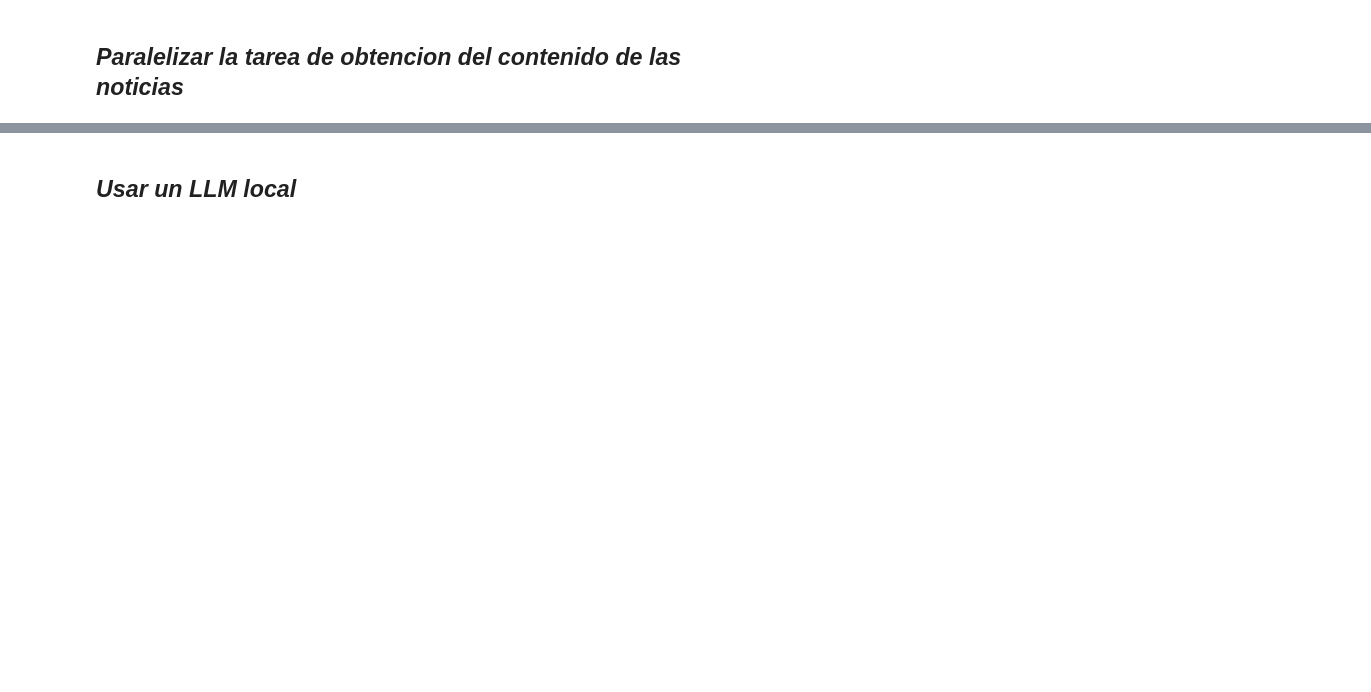
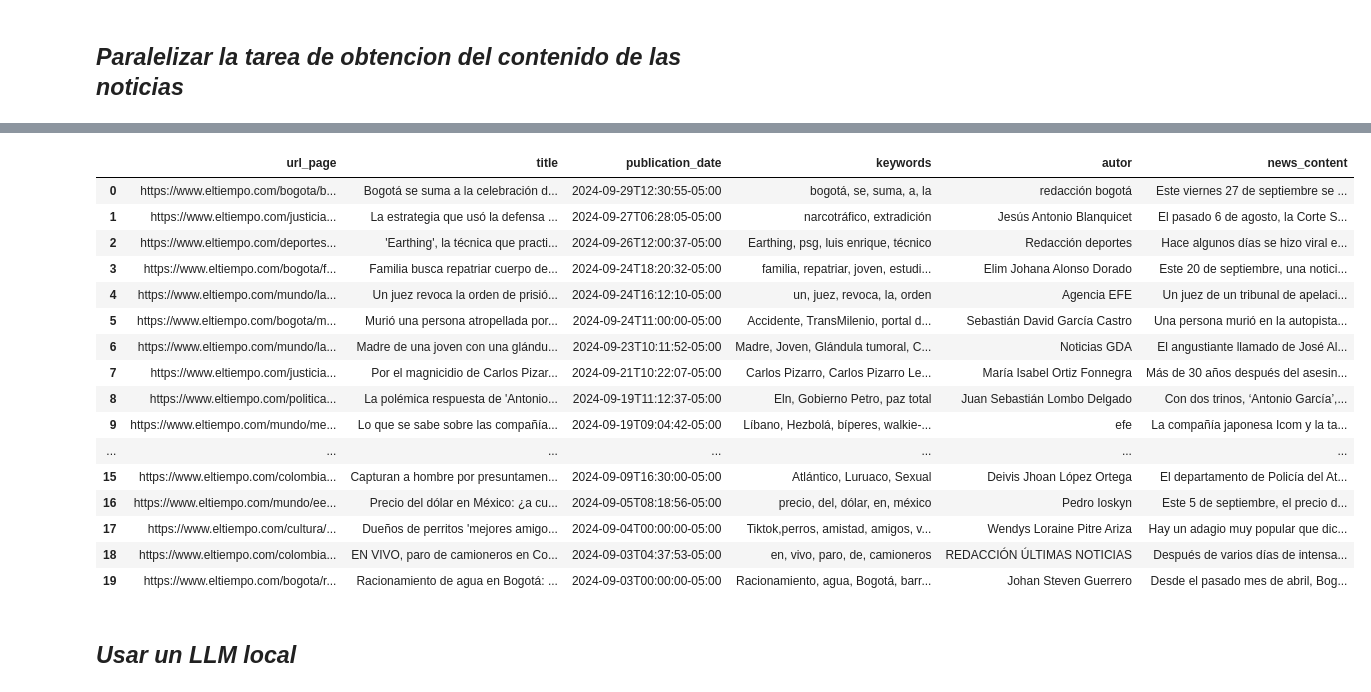
Before and after one commit to lacamposm/Metodos-Estadisticos, a Jupyter notebook: news_clustering.ipynb, the cells around one changed output, grey strips where cells are left out. Cells and saved outputs as stored; diff of their text form; code cells hidden in the pictures; blank space fills up the shorter version.

```diff
--- a/news_clustering.ipynb
+++ b/news_clustering.ipynb
@@ -156,8 +258,13 @@ def parallel_process_urls(urls: list[str]) -> list[Dict]:
 
     return results
 
-# Lista de URLs a procesar.
-urls_to_process = df_urls_news_el_tiempo["url_page"].tolist()
+# Lista de URLs a procesar. Descomente la siguiente linea de codigo
+# para obtener todas las urls.
+# Procesamos todas las URLs en paralelo
+# urls_to_process = df_urls_news_el_tiempo["url_page"].tolist()
+
+# urls de ejemplo, solo una muestra de 20 urls
+urls_to_process = df_urls_news_el_tiempo["url_page"].sample(20).tolist()
 # Procesamos todas las URLs en paralelo
 processed_results = parallel_process_urls(urls_to_process)
 # Resultados
@@ -166,11 +293,31 @@ pd.DataFrame(processed_results)
 # %%
 df_news_el_tiempo = df_urls_news_el_tiempo.merge(
     pd.DataFrame(processed_results),
     on=["url_page"]
 )
 
 display(df_news_el_tiempo)
-df_news_el_tiempo.to_parquet("data/df_noticias_el_tiempo.parquet")
-pd.read_parquet("data/df_noticias_el_tiempo.parquet")
+# Descomente las siguientes lineas de codigo se desea guarda los resultados
+# en un archivo parquet
+# df_news_el_tiempo.to_parquet("data/df_noticias_el_tiempo.parquet")
+# pd.read_parquet("data/df_noticias_el_tiempo.parquet")
+# %% [output]
+|  | url_page | title | publication_date | keywords | autor | news_content |
+| 0 | https://www.eltiempo.com/bogota/b... | Bogotá se suma a la celebración d... | 2024-09-29T12:30:55-05:00 | bogotá, se, suma, a, la | redacción bogotá | Este viernes 27 de septiembre se ... |
+| 1 | https://www.eltiempo.com/justicia... | La estrategia que usó la defensa ... | 2024-09-27T06:28:05-05:00 | narcotráfico, extradición | Jesús Antonio Blanquicet | El pasado 6 de agosto, la Corte S... |
+| 2 | https://www.eltiempo.com/deportes... | 'Earthing', la técnica que practi... | 2024-09-26T12:00:37-05:00 | Earthing, psg, luis enrique, técnico | Redacción deportes | Hace algunos días se hizo viral e... |
+| 3 | https://www.eltiempo.com/bogota/f... | Familia busca repatriar cuerpo de... | 2024-09-24T18:20:32-05:00 | familia, repatriar, joven, estudi... | Elim Johana Alonso Dorado | Este 20 de septiembre, una notici... |
+| 4 | https://www.eltiempo.com/mundo/la... | Un juez revoca la orden de prisió... | 2024-09-24T16:12:10-05:00 | un, juez, revoca, la, orden | Agencia EFE | Un juez de un tribunal de apelaci... |
+| 5 | https://www.eltiempo.com/bogota/m... | Murió una persona atropellada por... | 2024-09-24T11:00:00-05:00 | Accidente, TransMilenio, portal d... | Sebastián David García Castro | Una persona murió en la autopista... |
+| 6 | https://www.eltiempo.com/mundo/la... | Madre de una joven con una glándu... | 2024-09-23T10:11:52-05:00 | Madre, Joven, Glándula tumoral, C... | Noticias GDA | El angustiante llamado de José Al... |
+| 7 | https://www.eltiempo.com/justicia... | Por el magnicidio de Carlos Pizar... | 2024-09-21T10:22:07-05:00 | Carlos Pizarro, Carlos Pizarro Le... | María Isabel Ortiz Fonnegra | Más de 30 años después del asesin... |
+| 8 | https://www.eltiempo.com/politica... | La polémica respuesta de 'Antonio... | 2024-09-19T11:12:37-05:00 | Eln, Gobierno Petro, paz total | Juan Sebastián Lombo Delgado | Con dos trinos, ‘Antonio García’,... |
+| 9 | https://www.eltiempo.com/mundo/me... | Lo que se sabe sobre las compañía... | 2024-09-19T09:04:42-05:00 | Líbano, Hezbolá, bíperes, walkie-... | efe | La compañía japonesa Icom y la ta... |
+| ... | ... | ... | ... | ... | ... | ... |
+| 15 | https://www.eltiempo.com/colombia... | Capturan a hombre por presuntamen... | 2024-09-09T16:30:00-05:00 | Atlántico, Luruaco, Sexual | Deivis Jhoan López Ortega | El departamento de Policía del At... |
+| 16 | https://www.eltiempo.com/mundo/ee... | Precio del dólar en México: ¿a cu... | 2024-09-05T08:18:56-05:00 | precio, del, dólar, en, méxico | Pedro Ioskyn | Este 5 de septiembre, el precio d... |
+| 17 | https://www.eltiempo.com/cultura/... | Dueños de perritos 'mejores amigo... | 2024-09-04T00:00:00-05:00 | Tiktok,perros, amistad, amigos, v... | Wendys Loraine Pitre Ariza | Hay un adagio muy popular que dic... |
+| 18 | https://www.eltiempo.com/colombia... | EN VIVO, paro de camioneros en Co... | 2024-09-03T04:37:53-05:00 | en, vivo, paro, de, camioneros | REDACCIÓN ÚLTIMAS NOTICIAS | Después de varios días de intensa... |
+| 19 | https://www.eltiempo.com/bogota/r... | Racionamiento de agua en Bogotá: ... | 2024-09-03T00:00:00-05:00 | Racionamiento, agua, Bogotá, barr... | Johan Steven Guerrero | Desde el pasado mes de abril, Bog... |
 # %% [markdown]
 ## ***Usar un LLM local***
```
Also changed, not shown: parts of 25 cells of this notebook.
